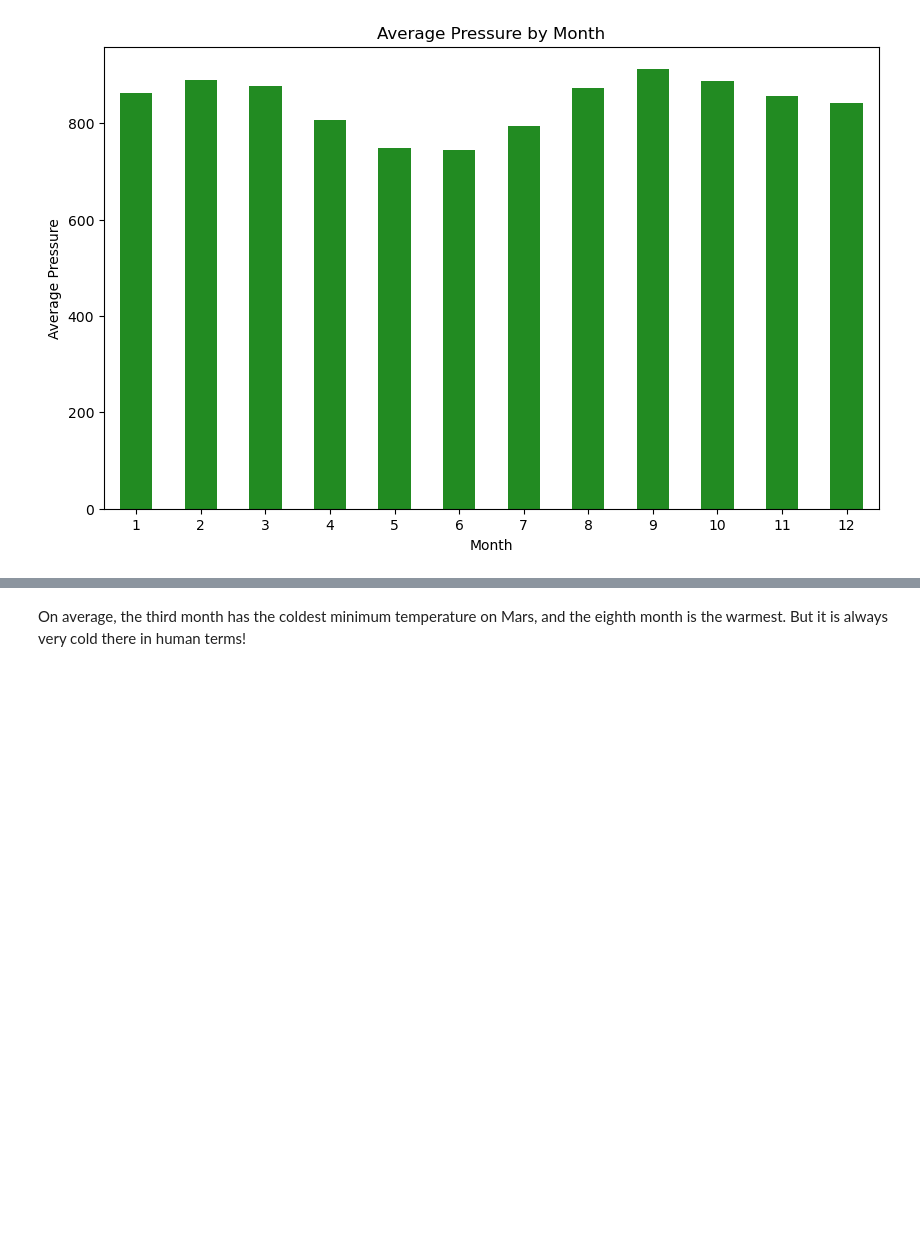
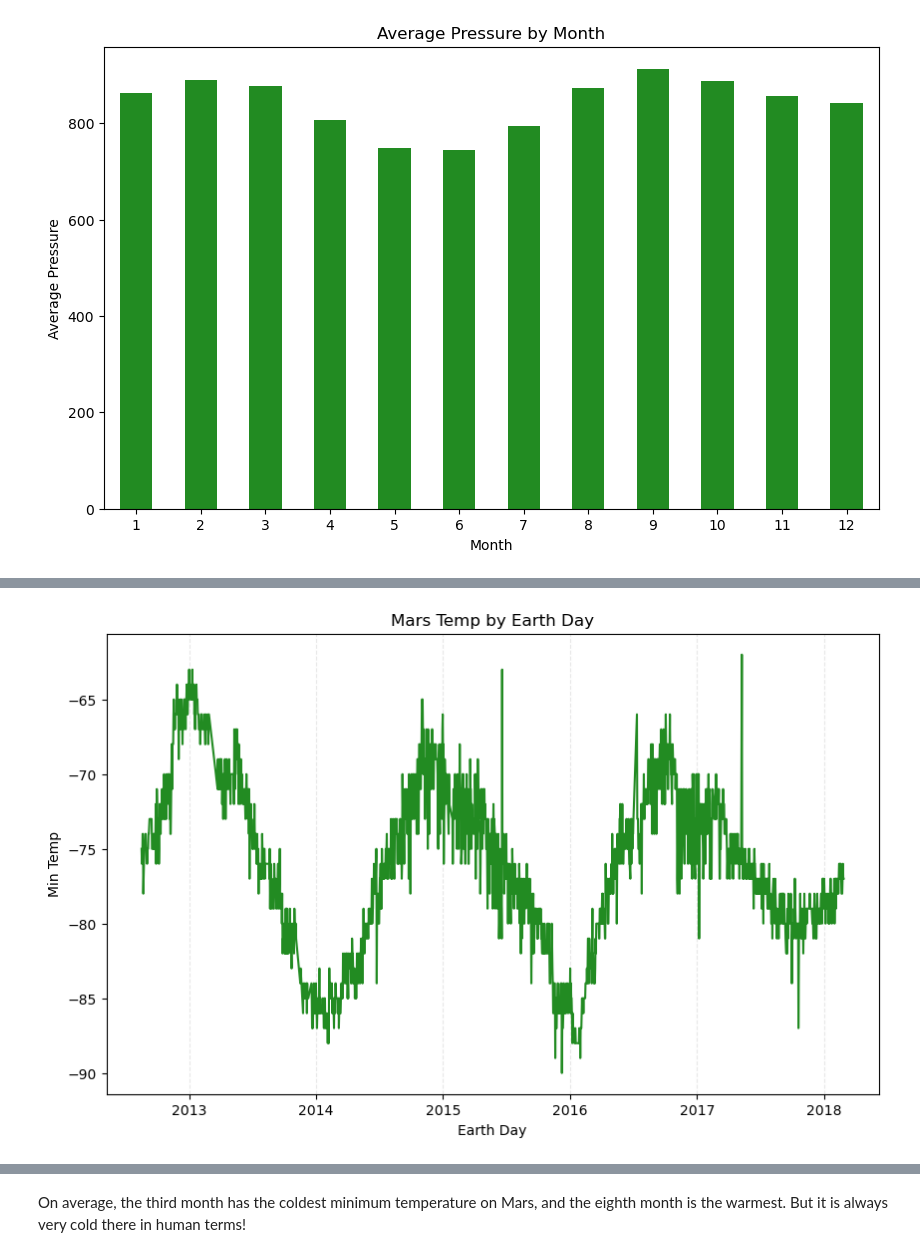
Before and after one commit to jwlosz/dsb_web_scraping_hw11, a Jupyter notebook: SUBMISSION/SUBMISSION part_2_mars_weather.ipynb, the cells around one changed output, grey strips where cells are left out. Saved outputs shown, nothing was run; the diff lists cells and outputs as text; code cells hidden in the pictures; blank space fills up the shorter version.

```diff
--- a/SUBMISSION/SUBMISSION part_2_mars_weather.ipynb
+++ b/SUBMISSION/SUBMISSION part_2_mars_weather.ipynb
@@ -260,0 +271,11 @@ Number of occurrences in 'sol' between the peaks of 'min_temp': 1834
+# %%
+#mars temp by earth day plot
+plt.figure(figsize=(10,6))
+plt.plot(df.terrestrial_date, df.min_temp, color="forestgreen")
+plt.xlabel("Earth Day")
+plt.ylabel("Min Temp")
+plt.title("Mars Temp by Earth Day")
+plt.grid(axis="x", color="lightgrey", alpha=0.5, linestyle="--")
+plt.show()
+# %% [output]
+[figure, added]
```
Also changed, not shown: parts of 6 cells of this notebook, 1 other file.
